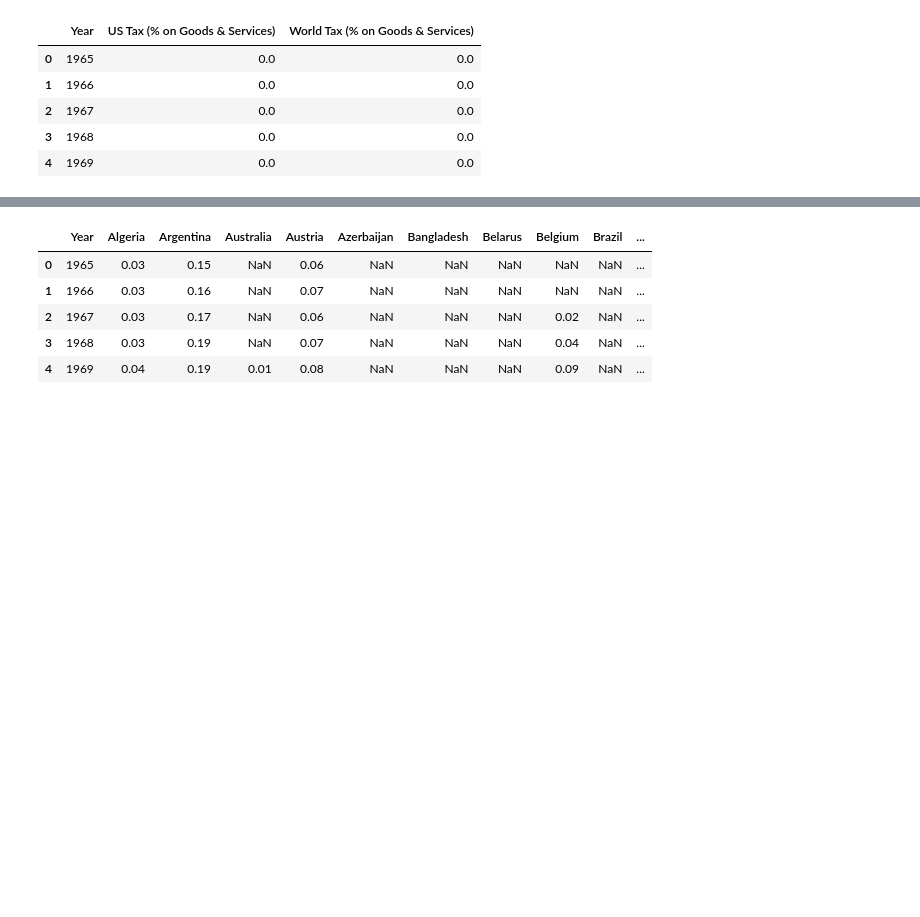
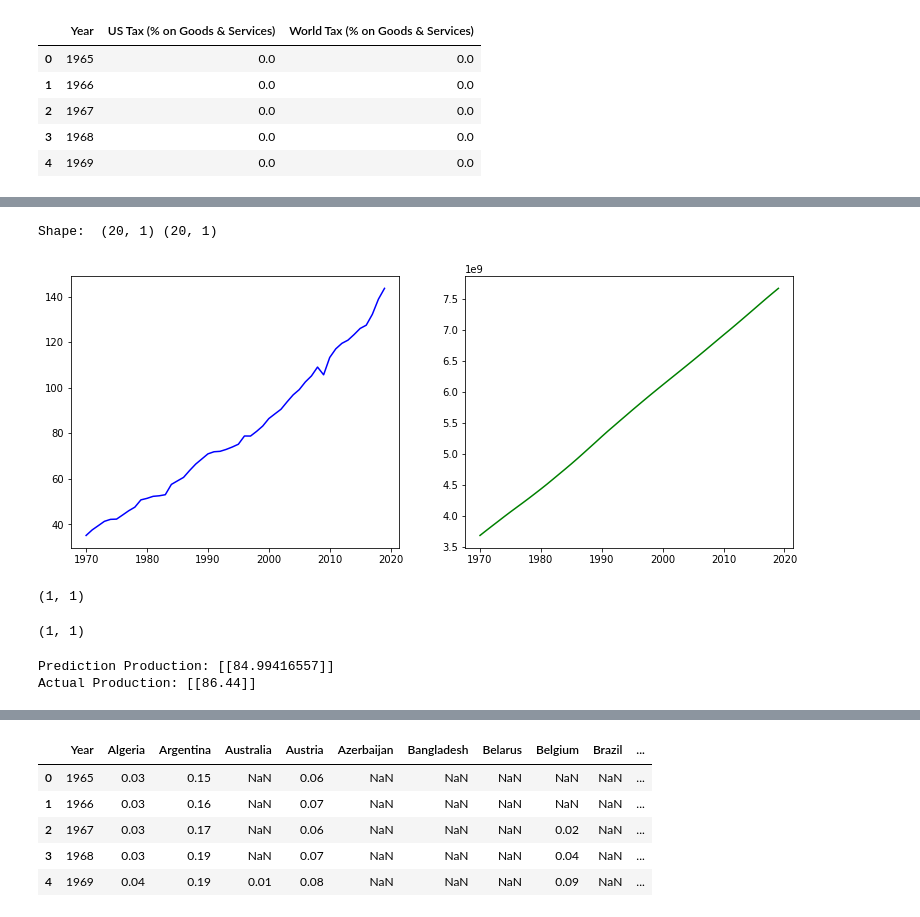
Before and after one commit to minerva-b/Final_Team_Project, a Jupyter notebook: minerva/MachineLearning_Gas_1970-2019.ipynb, the cells around one changed output, grey strips where cells are left out. Drawn from its saved outputs; the diff is of its cells as text; code cells hidden in the pictures; blank space fills up the shorter version.

Commit message:
ML updated with all features in both gas prod and csmp

```diff
--- a/minerva/MachineLearning_Gas_1970-2019.ipynb
+++ b/minerva/MachineLearning_Gas_1970-2019.ipynb
@@ -230,21 +230,25 @@ final_gas_prod.head()
 
 # Using decades 1980-2000 to help us setup for future predictions (therefore, I use [10:30])
 
-X = gas_pop["Total Population"][10:30].values.reshape(-1, 1)
-y = gas_pop["Total Exajoules"][10:30].values.reshape(-1, 1)
+X_prod = final_gas_prod["Total Population"][10:30].values.reshape(-1, 1)
+y_prod = final_gas_prod["Total Exajoules"][10:30].values.reshape(-1, 1)
 
-print("Shape: ", X.shape, y.shape)
+print("Shape: ", X_prod.shape, y_prod.shape)
+# %% [output]
+Shape:  (20, 1) (20, 1)
 # %%
-x = gas_pop['Year']
-y1 = gas_pop['Total Exajoules']
-y2 = gas_pop['Total Population']
+x_prod = final_gas_prod['Year']
+y1_prod = final_gas_prod['Total Exajoules']
+y2_prod = final_gas_prod['Total Population']
 
 plt.figure(figsize=(20,5))
 
 plt.subplot(131)
-plt.plot(x, y1, color='b')
+plt.plot(x_prod, y1_prod, color='b')
 plt.subplot(132)
-plt.plot(x, y2, color='g')
+plt.plot(x_prod, y2_prod, color='g')
 plt.show()
 
 # Come back to add labels and customize ------------------------------------------------------------------------------------
+# %% [output]
+[figure, added]
@@ -274,21 +268,28 @@ model = LinearRegression()
 ### END SOLUTION
 # %%
-world_gas_2000 = gas_pop['Total Population'][30].reshape(-1, 1)
-world_gas_2000.shape
+world_gas_2000_prod = final_gas_prod['Total Population'][30].reshape(-1, 1)
+world_gas_2000_prod.shape
+# %% [output]
+(1, 1)
 # %%
-exajoules_2000 = gas_pop['Total Exajoules'][30].reshape(-1, 1)
-exajoules_2000.shape
+exajoules_2000_prod = final_gas_prod['Total Exajoules'][30].reshape(-1, 1)
+exajoules_2000_prod.shape
+# %% [output]
+(1, 1)
 # %%
 # Fit the model to the data
 from sklearn.metrics import mean_squared_error, r2_score
-fitment = model.fit(X, y)
+fitment_prod = model_prod.fit(X_prod, y_prod)
 
-predicted = fitment.predict(world_gas_2000)
+predicted_prod = fitment_prod.predict(world_gas_2000_prod)
 
-print(f"Prediction: {predicted}")
-print(f"Actual: {exajoules_2000}")
+print(f"Prediction Production: {predicted_prod}")
+print(f"Actual Production: {exajoules_2000_prod}")
 
 ### BEGIN SOLUTION
 # model.fit(X_train, y_train)
 ### END SOLUTION
+# %% [output]
+Prediction Production: [[84.99416557]]
+Actual Production: [[86.44]]
 # %%
```
Also changed, not shown: parts of 28 cells of this notebook.
